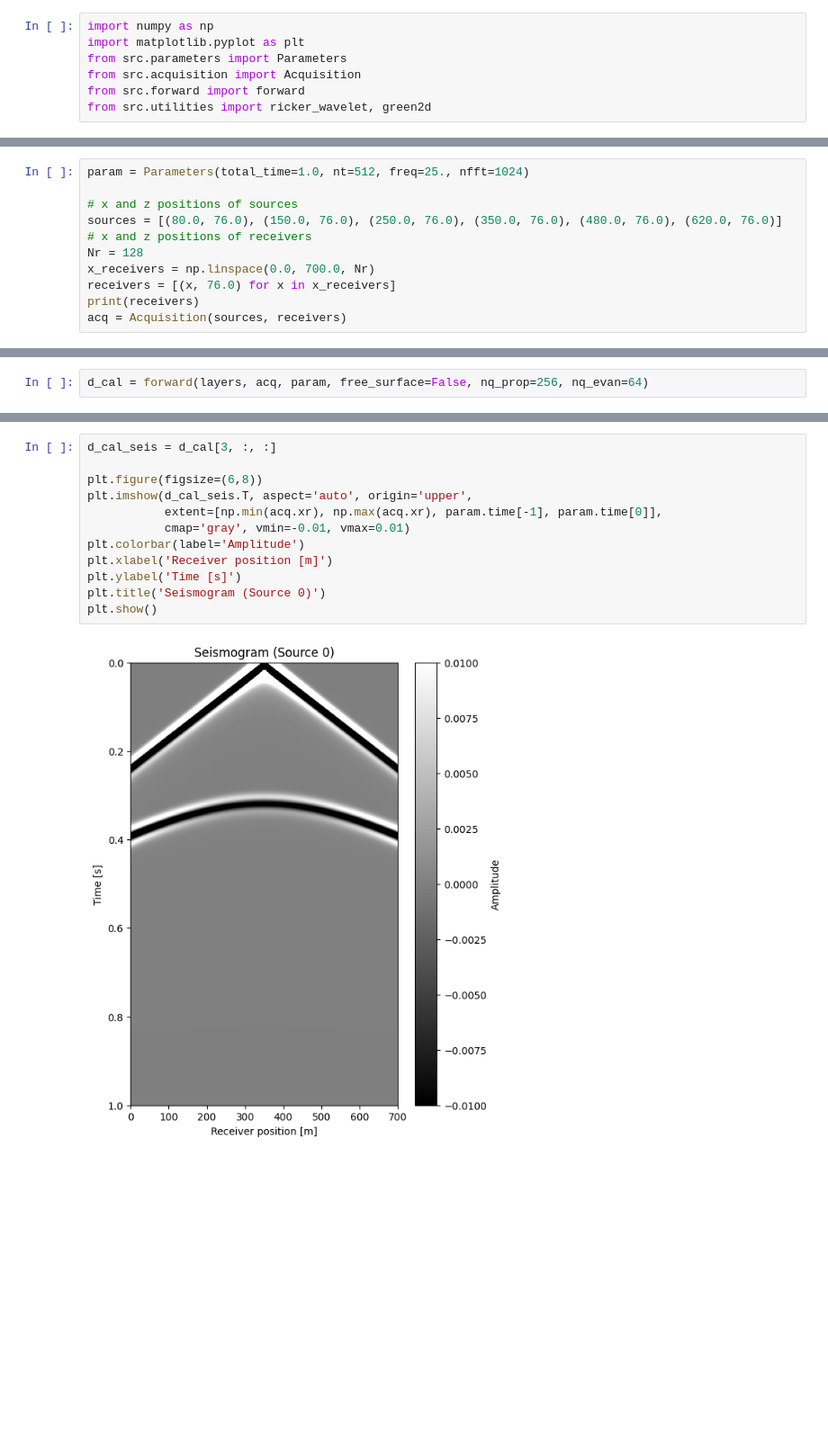
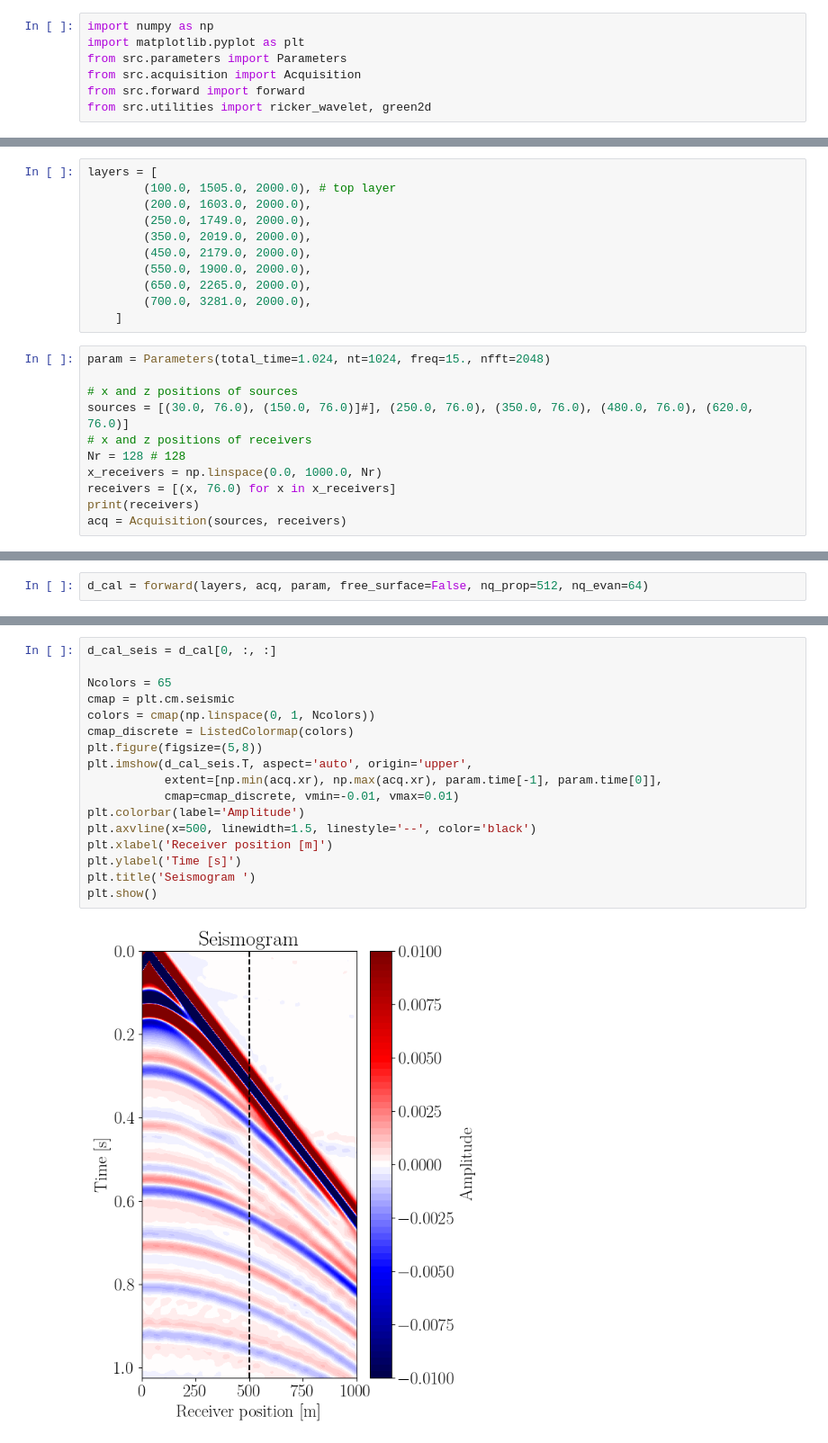
Before and after one commit to pmarchne/reflectivity-acoustic, a Jupyter notebook: notebooks/seismogram.ipynb, the cells around one changed output, grey strips where cells are left out. Shown at 90% size. Cells and saved outputs as stored; diff of their text form; blank space fills up the shorter version.

```diff
--- a/notebooks/seismogram.ipynb
+++ b/notebooks/seismogram.ipynb
@@ -18,11 +36,22 @@ layers = [
+# %%
+layers = [
+        (100.0, 1505.0, 2000.0), # top layer
+        (200.0, 1603.0, 2000.0),
+        (250.0, 1749.0, 2000.0),
+        (350.0, 2019.0, 2000.0),
+        (450.0, 2179.0, 2000.0),
+        (550.0, 1900.0, 2000.0),
+        (650.0, 2265.0, 2000.0),
+        (700.0, 3281.0, 2000.0),
+    ]
 # %%
-param = Parameters(total_time=1.0, nt=512, freq=25., nfft=1024)
+param = Parameters(total_time=1.024, nt=1024, freq=15., nfft=2048)
 
 # x and z positions of sources
-sources = [(80.0, 76.0), (150.0, 76.0), (250.0, 76.0), (350.0, 76.0), (480.0, 76.0), (620.0, 76.0)]
+sources = [(30.0, 76.0), (150.0, 76.0)]#], (250.0, 76.0), (350.0, 76.0), (480.0, 76.0), (620.0, 76.0)]
 # x and z positions of receivers
-Nr = 128
-x_receivers = np.linspace(0.0, 700.0, Nr)
+Nr = 128 # 128
+x_receivers = np.linspace(0.0, 1000.0, Nr)
 receivers = [(x, 76.0) for x in x_receivers]
 print(receivers)
 acq = Acquisition(sources, receivers)
@@ -31,3 +60,3 @@ acq = Acquisition(sources, receivers)
 # %%
-d_cal = forward(layers, acq, param, free_surface=False, nq_prop=256, nq_evan=64)
+d_cal = forward(layers, acq, param, free_surface=False, nq_prop=512, nq_evan=64)
 # %% [output]
@@ -36,16 +65,21 @@ kx quadrature elapsed: 3.51 s
 # %%
-d_cal_seis = d_cal[3, :, :]
+d_cal_seis = d_cal[0, :, :]
 
-plt.figure(figsize=(6,8))
+Ncolors = 65
+cmap = plt.cm.seismic
+colors = cmap(np.linspace(0, 1, Ncolors))
+cmap_discrete = ListedColormap(colors)
+plt.figure(figsize=(5,8))
 plt.imshow(d_cal_seis.T, aspect='auto', origin='upper',
            extent=[np.min(acq.xr), np.max(acq.xr), param.time[-1], param.time[0]],
-           cmap='gray', vmin=-0.01, vmax=0.01)
+           cmap=cmap_discrete, vmin=-0.01, vmax=0.01)
 plt.colorbar(label='Amplitude')
+plt.axvline(x=500, linewidth=1.5, linestyle='--', color='black')
 plt.xlabel('Receiver position [m]')
 plt.ylabel('Time [s]')
-plt.title('Seismogram (Source 0)')
+plt.title('Seismogram ')
 plt.show()
 # %% [output]
-[figure, old version]
+[figure, new version]
 # %%
 # validation with green's function in frequency domain
```
Also changed, not shown: parts of 6 cells of this notebook, 10 other files.
